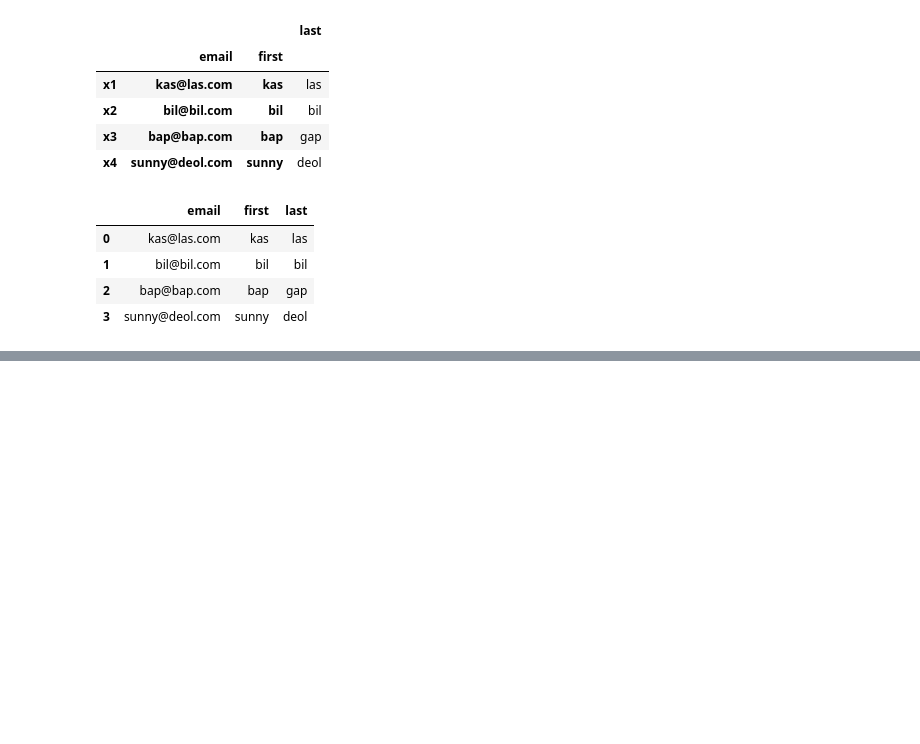
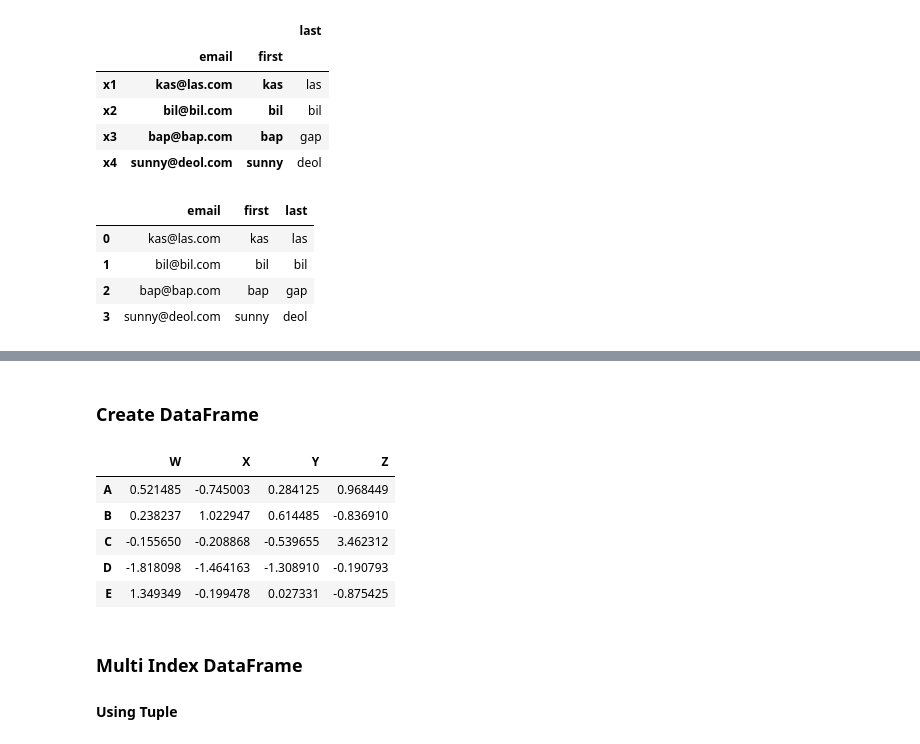
Before and after one commit to CoderTag/DataScience, a Jupyter notebook: PandasTutorial/01_index.ipynb, the cells around one changed output, grey strips where cells are left out. Cells and saved outputs as stored; diff of their text form; code cells hidden in the pictures; blank space fills up the shorter version.

```diff
--- a/PandasTutorial/01_index.ipynb
+++ b/PandasTutorial/01_index.ipynb
@@ -272,0 +248,22 @@ schema_df.sort_index()
+# %% [markdown]
+### Create DataFrame
+# %%
+import numpy as np
+import string
+
+# del list
+new_index = list(string.ascii_uppercase)[0:5]
+new_column = list(string.ascii_uppercase)[-4:]
+
+df2 = pd.DataFrame(np.random.randn(5,4),new_index,new_column)
+df2
+# %% [output]
+|  | W | X | Y | Z |
+| A | 0.521485 | -0.745003 | 0.284125 | 0.968449 |
+| B | 0.238237 | 1.022947 | 0.614485 | -0.836910 |
+| C | -0.155650 | -0.208868 | -0.539655 | 3.462312 |
+| D | -1.818098 | -1.464163 | -1.308910 | -0.190793 |
+| E | 1.349349 | -0.199478 | 0.027331 | -0.875425 |
+# %% [markdown]
+### Multi Index DataFrame
+#### Using Tuple
```
Also changed, not shown: parts of 15 cells of this notebook, 1 other file.
